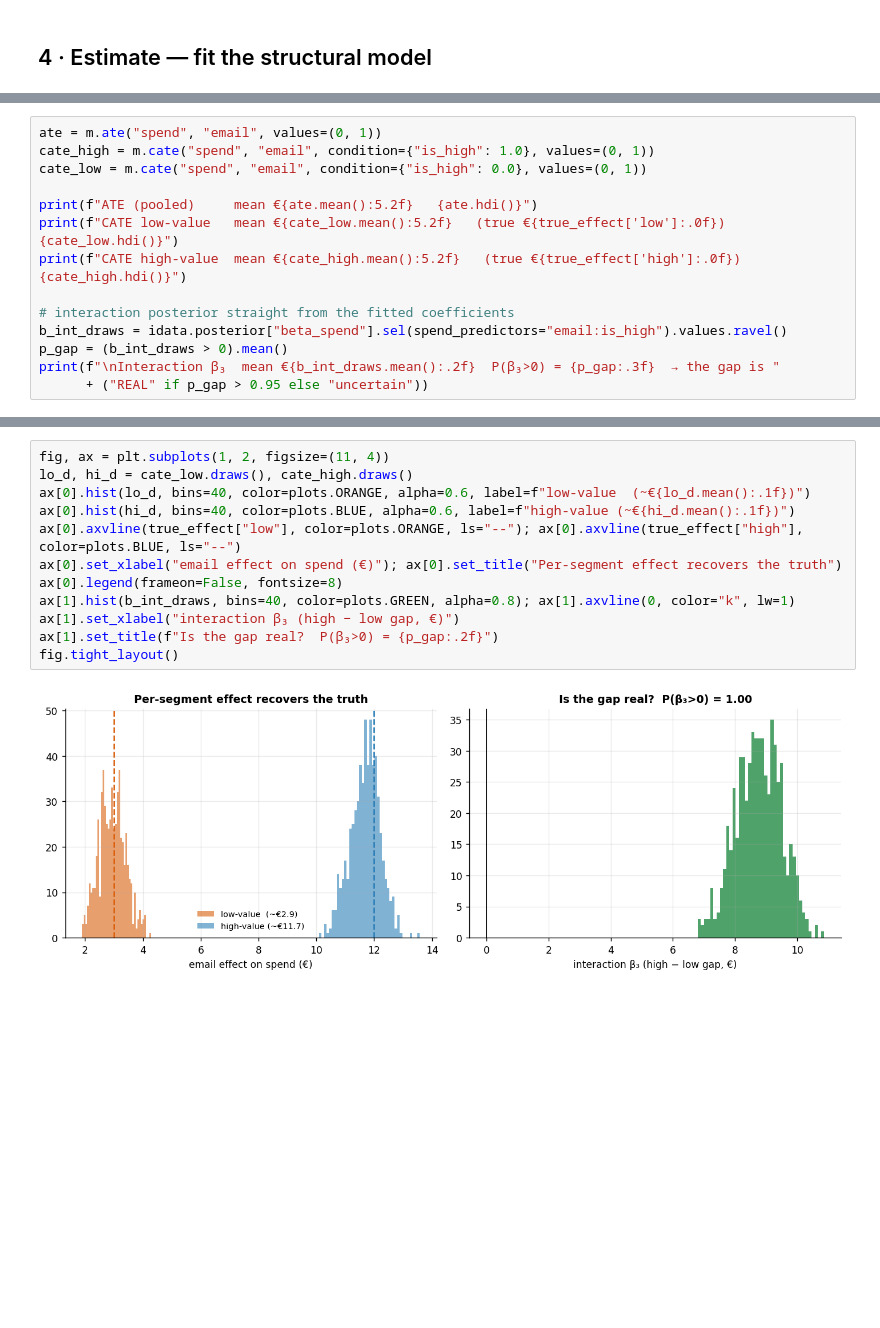
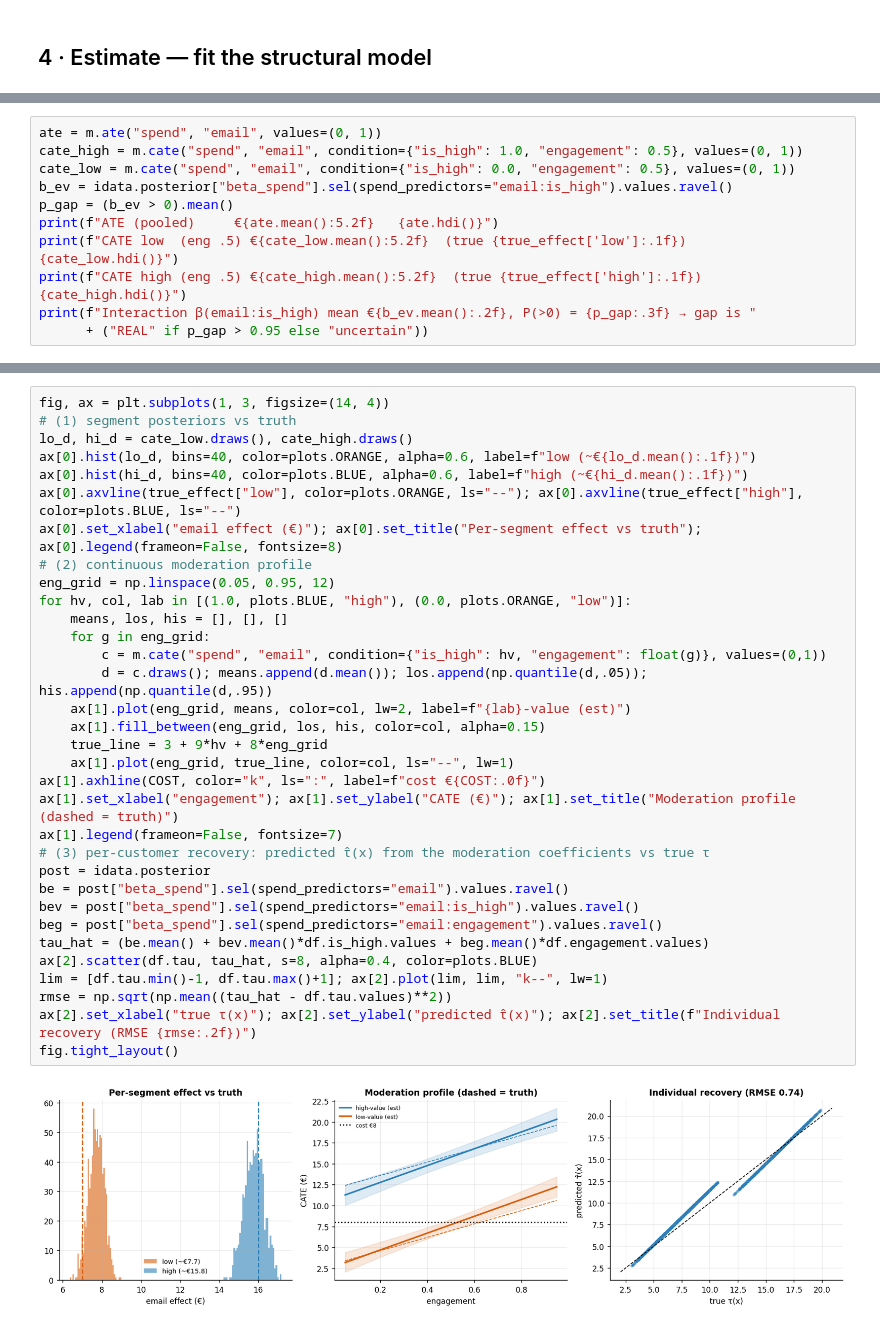
Before and after one commit to fmuia/sda_projects, a Jupyter notebook: notebooks/02_segment_effects.ipynb, the cells around one changed output, grey strips where cells are left out. Cells and saved outputs as stored; diff of their text form; blank space fills up the shorter version.

```diff
--- a/notebooks/02_segment_effects.ipynb
+++ b/notebooks/02_segment_effects.ipynb
@@ -90,15 +101,12 @@ segments *really* differ — that's the "is the gap real?" answer.
 # %%
 ate = m.ate("spend", "email", values=(0, 1))
-cate_high = m.cate("spend", "email", condition={"is_high": 1.0}, values=(0, 1))
-cate_low = m.cate("spend", "email", condition={"is_high": 0.0}, values=(0, 1))
-
-print(f"ATE (pooled)     mean €{ate.mean():5.2f}   {ate.hdi()}")
-print(f"CATE low-value   mean €{cate_low.mean():5.2f}   (true €{true_effect['low']:.0f})   {cate_low.hdi()}")
-print(f"CATE high-value  mean €{cate_high.mean():5.2f}   (true €{true_effect['high']:.0f})   {cate_high.hdi()}")
-
-# interaction posterior straight from the fitted coefficients
-b_int_draws = idata.posterior["beta_spend"].sel(spend_predictors="email:is_high").values.ravel()
-p_gap = (b_int_draws > 0).mean()
-print(f"\nInteraction β₃  mean €{b_int_draws.mean():.2f}  P(β₃>0) = {p_gap:.3f}  → the gap is "
+cate_high = m.cate("spend", "email", condition={"is_high": 1.0, "engagement": 0.5}, values=(0, 1))
+cate_low = m.cate("spend", "email", condition={"is_high": 0.0, "engagement": 0.5}, values=(0, 1))
+b_ev = idata.posterior["beta_spend"].sel(spend_predictors="email:is_high").values.ravel()
+p_gap = (b_ev > 0).mean()
+print(f"ATE (pooled)     €{ate.mean():5.2f}   {ate.hdi()}")
+print(f"CATE low  (eng .5) €{cate_low.mean():5.2f}  (true {true_effect['low']:.1f})   {cate_low.hdi()}")
+print(f"CATE high (eng .5) €{cate_high.mean():5.2f}  (true {true_effect['high']:.1f})   {cate_high.hdi()}")
+print(f"Interaction β(email:is_high) mean €{b_ev.mean():.2f}, P(>0) = {p_gap:.3f} → gap is "
       + ("REAL" if p_gap > 0.95 else "uncertain"))
 # %% [output]
@@ -110,14 +117,35 @@ Interaction β₃  mean €8.75  P(β₃>0) = 1.000  → the gap is REAL
 # %%
-fig, ax = plt.subplots(1, 2, figsize=(11, 4))
+fig, ax = plt.subplots(1, 3, figsize=(14, 4))
+# (1) segment posteriors vs truth
 lo_d, hi_d = cate_low.draws(), cate_high.draws()
-ax[0].hist(lo_d, bins=40, color=plots.ORANGE, alpha=0.6, label=f"low-value  (~€{lo_d.mean():.1f})")
-ax[0].hist(hi_d, bins=40, color=plots.BLUE, alpha=0.6, label=f"high-value (~€{hi_d.mean():.1f})")
+ax[0].hist(lo_d, bins=40, color=plots.ORANGE, alpha=0.6, label=f"low (~€{lo_d.mean():.1f})")
+ax[0].hist(hi_d, bins=40, color=plots.BLUE, alpha=0.6, label=f"high (~€{hi_d.mean():.1f})")
 ax[0].axvline(true_effect["low"], color=plots.ORANGE, ls="--"); ax[0].axvline(true_effect["high"], color=plots.BLUE, ls="--")
-ax[0].set_xlabel("email effect on spend (€)"); ax[0].set_title("Per-segment effect recovers the truth")
-ax[0].legend(frameon=False, fontsize=8)
-ax[1].hist(b_int_draws, bins=40, color=plots.GREEN, alpha=0.8); ax[1].axvline(0, color="k", lw=1)
-ax[1].set_xlabel("interaction β₃ (high − low gap, €)")
-ax[1].set_title(f"Is the gap real?  P(β₃>0) = {p_gap:.2f}")
+ax[0].set_xlabel("email effect (€)"); ax[0].set_title("Per-segment effect vs truth"); ax[0].legend(frameon=False, fontsize=8)
+# (2) continuous moderation profile
+eng_grid = np.linspace(0.05, 0.95, 12)
+for hv, col, lab in [(1.0, plots.BLUE, "high"), (0.0, plots.ORANGE, "low")]:
+    means, los, his = [], [], []
+    for g in eng_grid:
+        c = m.cate("spend", "email", condition={"is_high": hv, "engagement": float(g)}, values=(0,1))
+        d = c.draws(); means.append(d.mean()); los.append(np.quantile(d,.05)); his.append(np.quantile(d,.95))
+    ax[1].plot(eng_grid, means, color=col, lw=2, label=f"{lab}-value (est)")
+    ax[1].fill_between(eng_grid, los, his, color=col, alpha=0.15)
+    true_line = 3 + 9*hv + 8*eng_grid
+    ax[1].plot(eng_grid, true_line, color=col, ls="--", lw=1)
+ax[1].axhline(COST, color="k", ls=":", label=f"cost €{COST:.0f}")
+ax[1].set_xlabel("engagement"); ax[1].set_ylabel("CATE (€)"); ax[1].set_title("Moderation profile (dashed = truth)")
+ax[1].legend(frameon=False, fontsize=7)
+# (3) per-customer recovery: predicted τ̂(x) from the moderation coefficients vs true τ
+post = idata.posterior
+be = post["beta_spend"].sel(spend_predictors="email").values.ravel()
+bev = post["beta_spend"].sel(spend_predictors="email:is_high").values.ravel()
+beg = post["beta_spend"].sel(spend_predictors="email:engagement").values.ravel()
+tau_hat = (be.mean() + bev.mean()*df.is_high.values + beg.mean()*df.engagement.values)
+ax[2].scatter(df.tau, tau_hat, s=8, alpha=0.4, color=plots.BLUE)
+lim = [df.tau.min()-1, df.tau.max()+1]; ax[2].plot(lim, lim, "k--", lw=1)
+rmse = np.sqrt(np.mean((tau_hat - df.tau.values)**2))
+ax[2].set_xlabel("true τ(x)"); ax[2].set_ylabel("predicted τ̂(x)"); ax[2].set_title(f"Individual recovery (RMSE {rmse:.2f})")
 fig.tight_layout()
 # %% [output]
-[figure, old version]
+[figure, new version]
```
Also changed, not shown: parts of 15 cells of this notebook, 1 other file.
